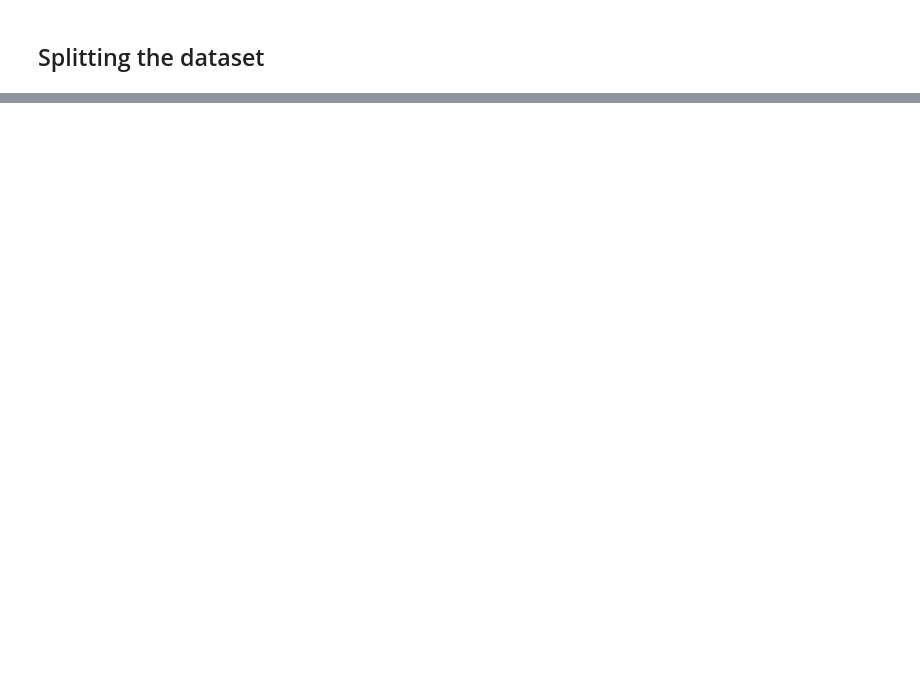
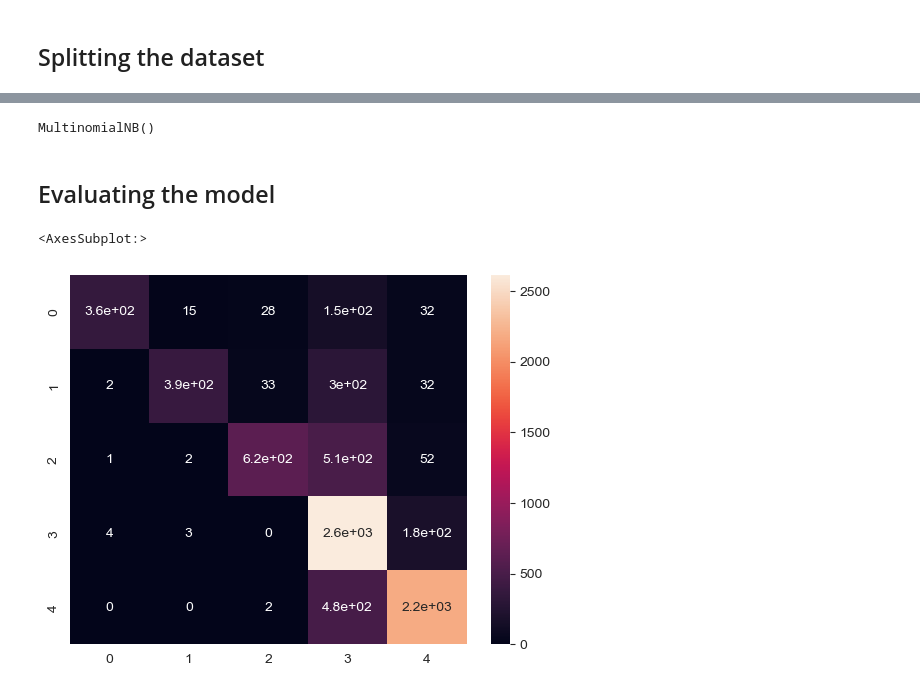
Before and after one commit to redayzarra/NLP_YelpReviews, a Jupyter notebook: Yelp_Reviews_NLP.ipynb, the cells around one changed output, grey strips where cells are left out. Cells and saved outputs as stored; diff of their text form; code cells hidden in the pictures; blank space fills up the shorter version.

Commit message:
Evaluating the training dataset

```diff
--- a/Yelp_Reviews_NLP.ipynb
+++ b/Yelp_Reviews_NLP.ipynb
@@ -492,0 +489,6 @@ MultinomialNB()
+# %%
+NB_classifier.fit(X_train, y_train)
+# %% [output]
+MultinomialNB()
+# %% [markdown]
+## Evaluating the model
@@ -492,0 +497,9 @@ MultinomialNB()
+# %%
+y_predict = NB_classifier.predict(X_train)
+# %%
+cm = confusion_matrix(y_train, y_predict)
+# %%
+sns.heatmap(cm, annot = True)
+# %% [output]
+<AxesSubplot:>
+[figure, added]
```
Also changed, not shown: parts of 26 cells of this notebook.
